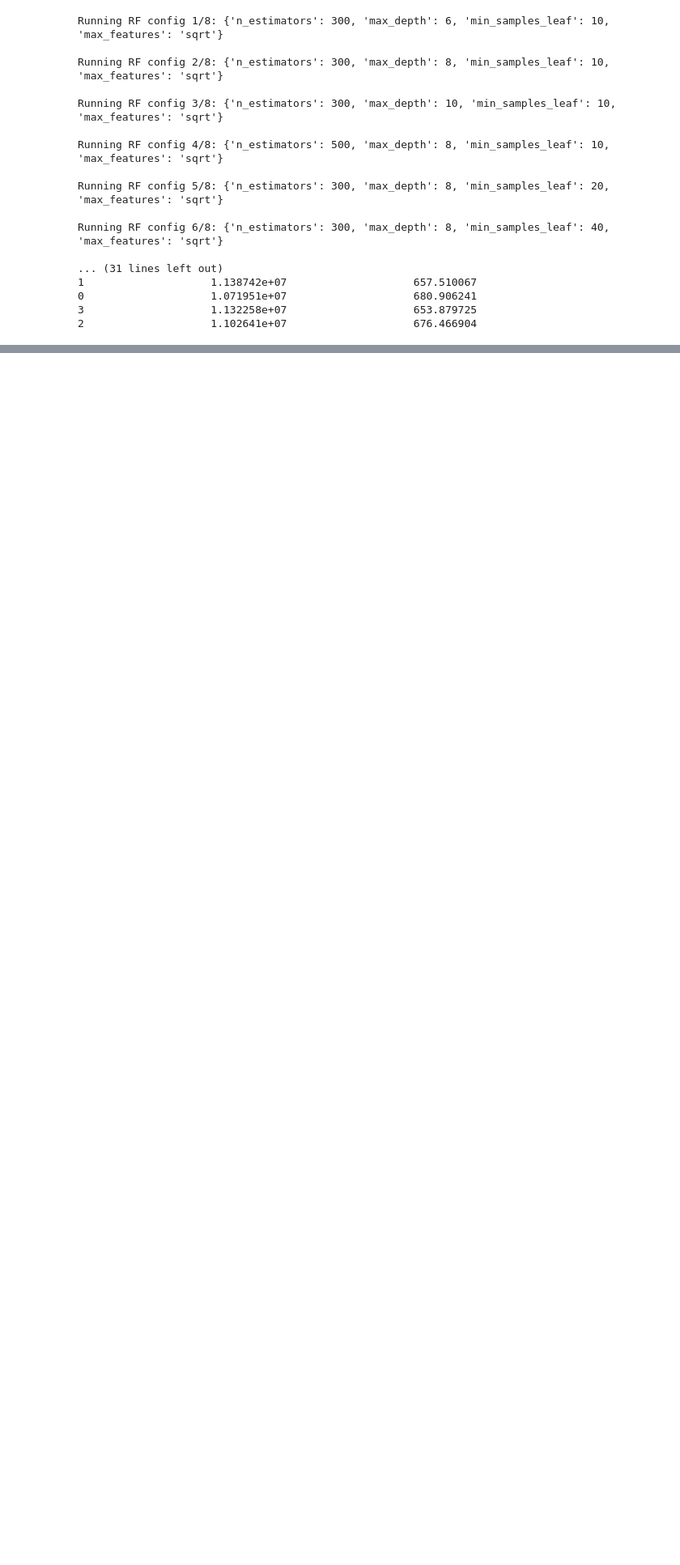
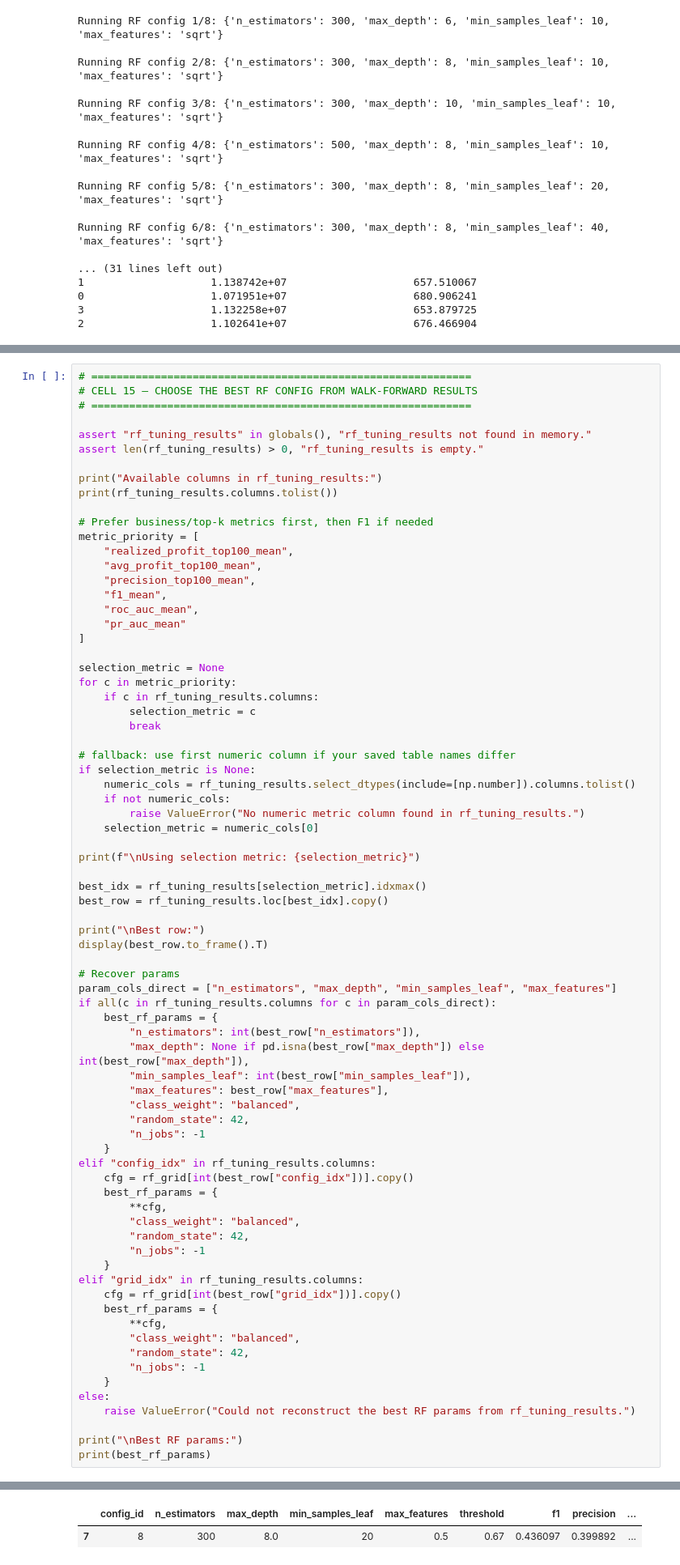
Before and after one commit to Mayahm04/CSD-challenge, a Jupyter notebook: modeling_test.ipynb, the cells around one changed output, grey strips where cells are left out. Shown at 81% size. Drawn from its saved outputs; the diff is of its cells as text; blank space fills up the shorter version.

```diff
--- a/modeling_test.ipynb
+++ b/modeling_test.ipynb
@@ -884,0 +965,76 @@ Running RF config 6/8: {'n_estimators': 300, 'max_depth': 8, 'min_samples_leaf':
+# %%
+# ============================================================
+# CELL 15 — CHOOSE THE BEST RF CONFIG FROM WALK-FORWARD RESULTS
+# ============================================================
+
+assert "rf_tuning_results" in globals(), "rf_tuning_results not found in memory."
+assert len(rf_tuning_results) > 0, "rf_tuning_results is empty."
+
+print("Available columns in rf_tuning_results:")
+print(rf_tuning_results.columns.tolist())
+
+# Prefer business/top-k metrics first, then F1 if needed
+metric_priority = [
+    "realized_profit_top100_mean",
+    "avg_profit_top100_mean",
+    "precision_top100_mean",
+    "f1_mean",
+    "roc_auc_mean",
+    "pr_auc_mean"
+]
+
+selection_metric = None
+for c in metric_priority:
+    if c in rf_tuning_results.columns:
+        selection_metric = c
+        break
+
+# fallback: use first numeric column if your saved table names differ
+if selection_metric is None:
+    numeric_cols = rf_tuning_results.select_dtypes(include=[np.number]).columns.tolist()
+    if not numeric_cols:
+        raise ValueError("No numeric metric column found in rf_tuning_results.")
+    selection_metric = numeric_cols[0]
+
+print(f"\nUsing selection metric: {selection_metric}")
+
+best_idx = rf_tuning_results[selection_metric].idxmax()
+best_row = rf_tuning_results.loc[best_idx].copy()
+
+print("\nBest row:")
+display(best_row.to_frame().T)
+
+# Recover params
+param_cols_direct = ["n_estimators", "max_depth", "min_samples_leaf", "max_features"]
+if all(c in rf_tuning_results.columns for c in param_cols_direct):
+    best_rf_params = {
+        "n_estimators": int(best_row["n_estimators"]),
+        "max_depth": None if pd.isna(best_row["max_depth"]) else int(best_row["max_depth"]),
+        "min_samples_leaf": int(best_row["min_samples_leaf"]),
+        "max_features": best_row["max_features"],
+        "class_weight": "balanced",
+        "random_state": 42,
+        "n_jobs": -1
+    }
+elif "config_idx" in rf_tuning_results.columns:
+    cfg = rf_grid[int(best_row["config_idx"])].copy()
+    best_rf_params = {
+        **cfg,
+        "class_weight": "balanced",
+        "random_state": 42,
+        "n_jobs": -1
+    }
+elif "grid_idx" in rf_tuning_results.columns:
+    cfg = rf_grid[int(best_row["grid_idx"])].copy()
+    best_rf_params = {
+        **cfg,
+        "class_weight": "balanced",
+        "random_state": 42,
+        "n_jobs": -1
+    }
+else:
+    raise ValueError("Could not reconstruct the best RF params from rf_tuning_results.")
+
+print("\nBest RF params:")
+print(best_rf_params)
+# %% [output]
@@ -884,0 +1047,2 @@ Running RF config 6/8: {'n_estimators': 300, 'max_depth': 8, 'min_samples_leaf':
+|  | config_id | n_estimators | max_depth | min_samples_leaf | max_features | threshold | f1 | precision | ... |
+| 7 | 8 | 300 | 8.0 | 20 | 0.5 | 0.67 | 0.436097 | 0.399892 | ... |
```
Also changed, not shown: parts of 2 cells of this notebook.
